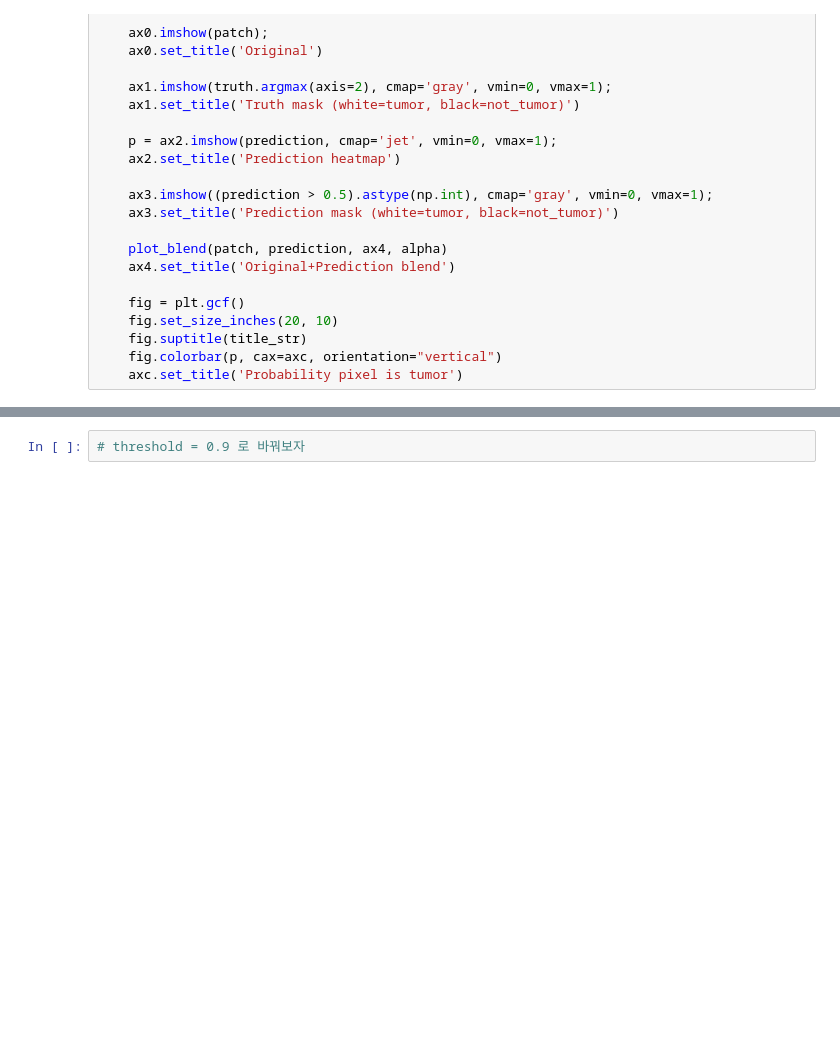
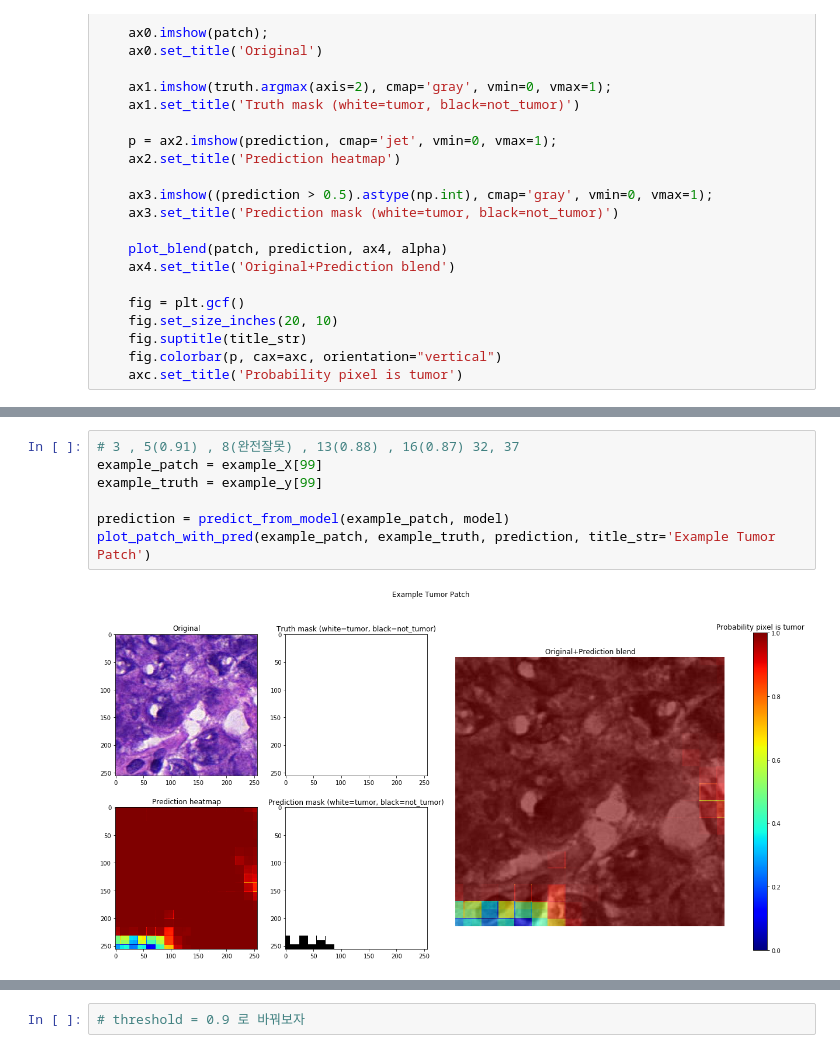
Before and after one commit to Taeu/HeLP-Challenge-Goldenpass, a Jupyter notebook: Sample_Model_0121.ipynb, the cells around one changed output, grey strips where cells are left out. Saved outputs shown, nothing was run; the diff lists cells and outputs as text; blank space fills up the shorter version.

```diff
--- a/Sample_Model_0121.ipynb
+++ b/Sample_Model_0121.ipynb
@@ -722,3 +882,12 @@ plot_patch_with_pred(example_patch, example_truth, prediction, title_str='Exampl
+# %%
+# 3 , 5(0.91) , 8(완전잘못) , 13(0.88) , 16(0.87) 32, 37
+example_patch = example_X[99]
+example_truth = example_y[99]
+
+prediction = predict_from_model(example_patch, model)
+plot_patch_with_pred(example_patch, example_truth, prediction, title_str='Example Tumor Patch')
+# %% [output]
+[figure, added]
 # %%
 pred_s = pd.Series(prediction.flatten())
 print(pred_s.describe())
```
Also changed, not shown: parts of 40 cells of this notebook.
